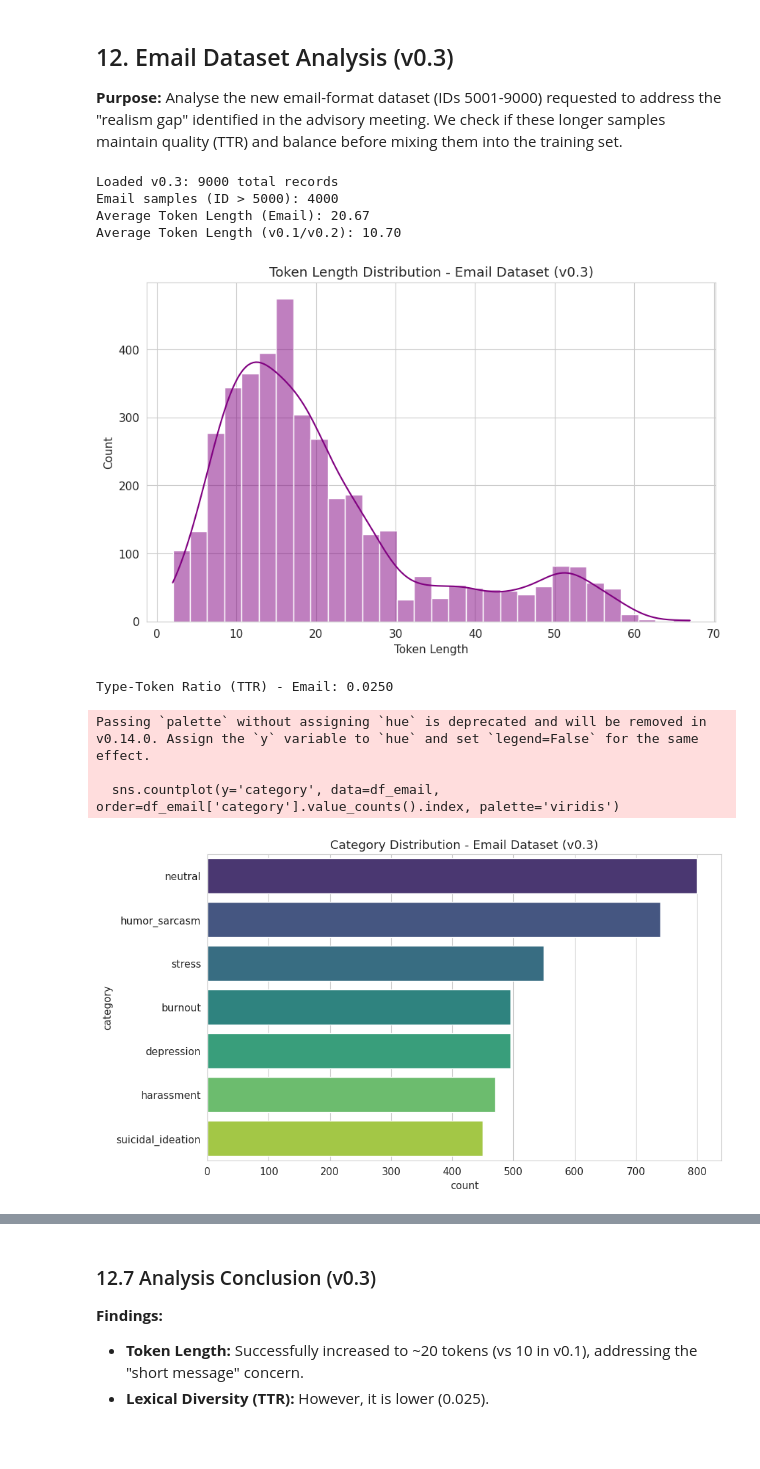
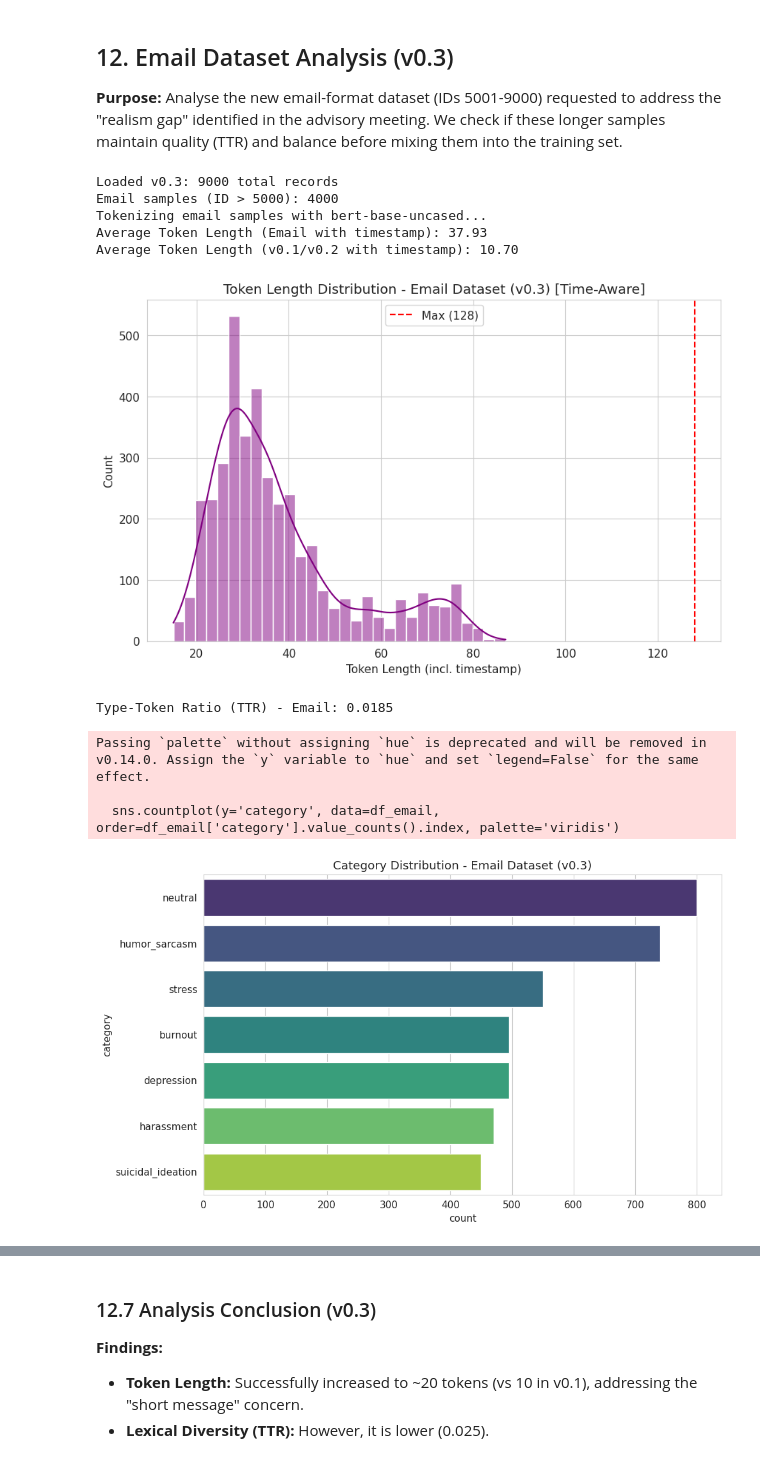
Before and after one commit to tayfrost/ba7816bf8f01ca, a Jupyter notebook: filter/notebooks/eda.ipynb, the cells around one changed output, grey strips where cells are left out. Drawn from its saved outputs; the diff is of its cells as text; code cells hidden in the pictures.

Commit message:
refactor(filter): [Restructure Part Cinq] refactor full EDA notebook to feature parity with previous modifications; added new summary and images

```diff
--- a/filter/notebooks/eda.ipynb
+++ b/filter/notebooks/eda.ipynb
@@ -142,10 +216,10 @@ Class balance (std/mean): 0.26
 
 Analyse message token lengths using BERT tokenizer to ensure they fit within max_length=128.
 # %%
-# Tokenize all messages
-tokenizer = AutoTokenizer.from_pretrained('bert-base-uncased')
+# Tokenize all messages using official model choice
+tokenizer = AutoTokenizer.from_pretrained(config.MODEL_NAME)
 
-print("Tokenizing messages...")
+print(f"Tokenizing messages using {config.MODEL_NAME}...")
 token_lengths = []
 for message in df['message']:
     tokens = tokenizer.encode(message, add_special_tokens=True)
@@ -156,5 +230,5 @@ df['token_length'] = token_lengths
 # Token length statistics
 print("\nToken length statistics:")
 print(df['token_length'].describe())
-print(f"\nMessages exceeding 128 tokens: {(df['token_length'] > 128).sum()} ({(df['token_length'] > 128).mean()*100:.1f}%)")
+print(f"\nMessages exceeding {config.MAX_LENGTH} tokens: {(df['token_length'] > config.MAX_LENGTH).sum()} ({(df['token_length'] > config.MAX_LENGTH).mean()*100:.1f}%)")
 # %% [output]
@@ -255,11 +329,11 @@ total = len(df)
 if total > 0:
     for i, count in enumerate([no_risk_count, risk_count]):
         percentage = (count / total) * 100
-        plt.text(i, count + 50, f'{count} - ({percentage:.1f}%)', ha='center', va='bottom',
+        plt.text(i, count + (total * 0.01), f'{count} - ({percentage:.1f}%)', ha='center', va='bottom',
                 fontsize=12, fontweight='bold')
 
 plt.tight_layout()
-plt.savefig('../notebooks/risk_distribution.png', dpi=300, bbox_inches='tight')
+plt.savefig(IMAGES_DIR / 'risk_distribution.png', dpi=300, bbox_inches='tight')
 plt.show()
 plt.close()
 plt.clf()
@@ -337,8 +411,8 @@ summary_stats = {
     "median_token_length": int(df['token_length'].median()),
     "mean_token_length": round(df['token_length'].mean(), 1),
     "max_token_length": int(df['token_length'].max()),
-    "messages_exceeding_128": int((df['token_length'] > 128).sum()),
-    "truncation_rate": round((df['token_length'] > 128).mean() * 100, 2),
+    "messages_exceeding_max": int((df['token_length'] > config.MAX_LENGTH).sum()),
+    "truncation_rate": round((df['token_length'] > config.MAX_LENGTH).mean() * 100, 2),
     "category_balance": round(df['category'].value_counts().std() / df['category'].value_counts().mean(), 2),
     "most_common_category": df['category'].value_counts().index[0],
     "least_common_category": df['category'].value_counts().index[-1]
@@ -350,8 +424,8 @@ print("="*80)
 for key, value in summary_stats.items():
     print(f"{key.replace('_', ' ').title()}: {value}")
 
-# Save to JSON
-output_path = Path('../notebooks/eda_summary.json')
+# Save to JSON in results directory
+output_path = RESULTS_DIR / 'eda_summary.json'
 with open(output_path, 'w') as f:
     json.dump(summary_stats, f, indent=2)
 
@@ -760,63 +834,76 @@ FINAL DATA VALIDATION SUMMARY
 **Purpose:** Analyse the new email-format dataset (IDs 5001-9000) requested to address the "realism gap" identified in the advisory meeting. We check if these longer samples maintain quality (TTR) and balance before mixing them into the training set.
 # %%
 # 12.1 Load v0.3
-v03_path = "../../datasets/sentinelai_dataset_v0.3.json"
+v03_path = config.DATASETS_DIR / "sentinelai_dataset_v0.3.json"
 try:
     with open(v03_path, 'r', encoding='utf-8') as f:
         data_v03 = json.load(f)
     print(f"Loaded v0.3: {len(data_v03)} total records")
 except FileNotFoundError:
-    print("v0.3 dataset not found. Please ensure it is in the datasets folder.")
+    print(f"v0.3 dataset not found at {v03_path}. Please ensure it is in the datasets folder.")
     data_v03 = []
 
 # 12.2 Isolate Email Samples
 email_data = [item for item in data_v03 if item['id'] > 5000]
 print(f"Email samples (ID > 5000): {len(email_data)}")
 
 if len(email_data) > 0:
+    # Use official tokenizer for length analysis
+    tokenizer_v03 = AutoTokenizer.from_pretrained(config.MODEL_NAME)
+
+    for item in email_data:
+        timestamp = item.get("timestamp", "2024-01-01 00:00")
+        item["message"] = f"[{timestamp}] {item['message']}"
+
     df_email = pd.DataFrame(email_data)
 
-    # 12.3 Token Length Analysis
-    df_email['token_length'] = df_email['message'].apply(lambda x: len(x.split()))
+    # 12.3 Token Length Analysis using official tokenizer for parity
+    print(f"Tokenizing email samples with {config.MODEL_NAME}...")
+    df_email['token_length'] = df_email['message'].apply(lambda x: len(tokenizer_v03.encode(x, add_special_tokens=True)))
     avg_len_email = df_email['token_length'].mean()
-    print(f"Average Token Length (Email): {avg_len_email:.2f}")
+    print(f"Average Token Length (Email with timestamp): {avg_len_email:.2f}")
 
-    # Compare with v0.1/v0.2 (using the 'df' from previous sections)
+    # Compare with v0.1/v0.2
     if 'token_length' in df.columns:
-        print(f"Average Token Length (v0.1/v0.2): {df['token_length'].mean():.2f}")
+        print(f"Average Token Length (v0.1/v0.2 with timestamp): {df['token_length'].mean():.2f}")
 
     plt.figure(figsize=(10, 6))
-    sns.histplot(df_email['token_length'], bins=30, kde=True, color='purple')
-    plt.title('Token Length Distribution - Email Dataset (v0.3)')
-    plt.xlabel('Token Length')
+    # Pass x data as a Series directly
+    sns.histplot(x=df_email['token_length'], bins=30, kde=True, color='purple')
+    plt.axvline(x=config.MAX_LENGTH, color='red', linestyle='--', label=f'Max ({config.MAX_LENGTH})')
+    plt.title('Token Length Distribution - Email Dataset (v0.3) [Time-Aware]')
+    plt.xlabel('Token Length (incl. timestamp)')
+    plt.legend()
+    plt.savefig(IMAGES_DIR / 'email_token_length.png', dpi=300, bbox_inches='tight')
     plt.show()
 
     # 12.4 Lexical Diversity (TTR)
-    all_text_email = " ".join(df_email['message'].tolist())
-    tokens_email = all_text_email.split()
-    ttr_email = len(set(tokens_email)) / len(tokens_email) if tokens_email else 0
+    ttr_email, _, _ = calculate_ttr(df_email['message'].tolist())
     print(f"Type-Token Ratio (TTR) - Email: {ttr_email:.4f}")
 
     # 12.5 Class Distribution
     plt.figure(figsize=(10, 6))
     sns.countplot(y='category', data=df_email, order=df_email['category'].value_counts().index, palette='viridis')
     plt.title('Category Distribution - Email Dataset (v0.3)')
+    plt.tight_layout()
+    plt.savefig(IMAGES_DIR / 'email_category_dist.png', dpi=300, bbox_inches='tight')
     plt.show()
 
     # 12.6 Qualitative Check
-    print("\nSample Emails:")
+    print("\nSample Emails (showing context injection):")
     for i, row in df_email.head(5).iterrows():
         print(f"[{row['category']}] {row['message'][:100]}...")
 else:
     print("No email data found to analyse.")
 # %% [output]
 Loaded v0.3: 9000 total records
 Email samples (ID > 5000): 4000
-Average Token Length (Email): 20.67
-Average Token Length (v0.1/v0.2): 10.70
+Tokenizing email samples with bert-base-uncased...
+Average Token Length (Email with timestamp): 37.93
+Average Token Length (v0.1/v0.2 with timestamp): 10.70
-[figure, old version]
+[figure, new version]
-Type-Token Ratio (TTR) - Email: 0.0250
+Type-Token Ratio (TTR) - Email: 0.0185
 Passing `palette` without assigning `hue` is deprecated and will be removed in v0.14.0. Assign the `y` variable to `hue` and set `legend=False` for the same effect.
 
   sns.countplot(y='category', data=df_email, order=df_email['category'].value_counts().index, palette='viridis')
-[figure, old version]
+[figure, new version]
```
Also changed, not shown: parts of 13 cells of this notebook, 3 other files.
